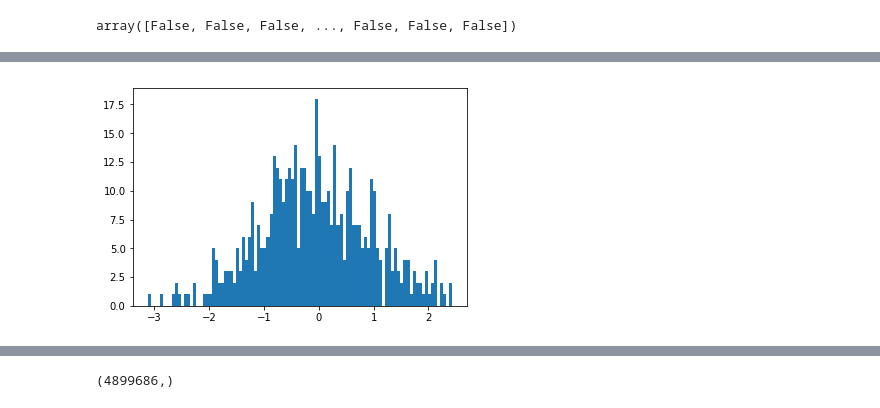
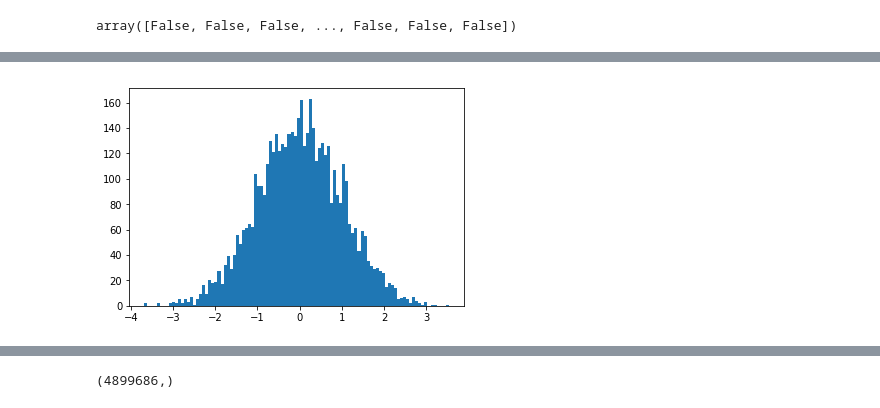
Before and after one commit to tmerrittsmith/normal_distribution_sampler, a Jupyter notebook: normal_distribution_sampler_1.ipynb, the cells around one changed output, grey strips where cells are left out. Cells and saved outputs as stored; diff of their text form; code cells hidden in the pictures.

```diff
--- a/normal_distribution_sampler_1.ipynb
+++ b/normal_distribution_sampler_1.ipynb
@@ -297,10 +296,10 @@ class normal_distribution():
         return self.normal_sample[idx]
 # %%
 my_sampler = normal_distribution(0,1)
-plt.hist(my_sampler.sample(500), bins=100)
+plt.hist(my_sampler.sample(5000), bins=100)
 plt.show()
 # %% [output]
-[figure, old version]
+[figure, new version]
 # %%
 from time import time
 
```
Also changed, not shown: parts of 47 cells of this notebook.
